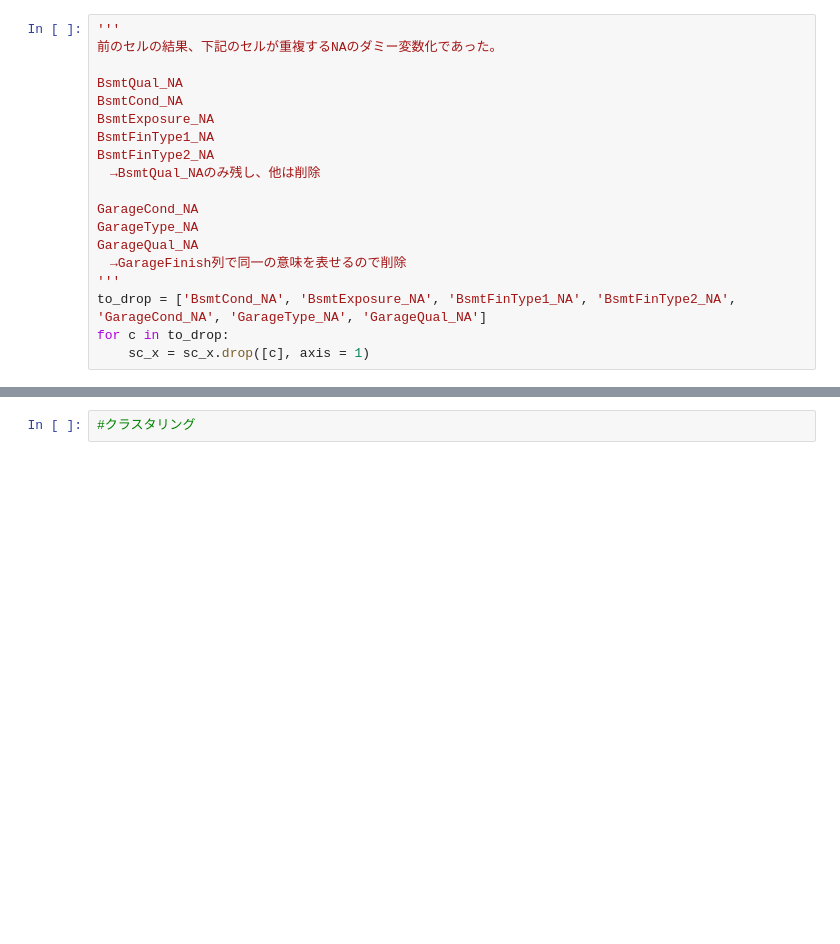
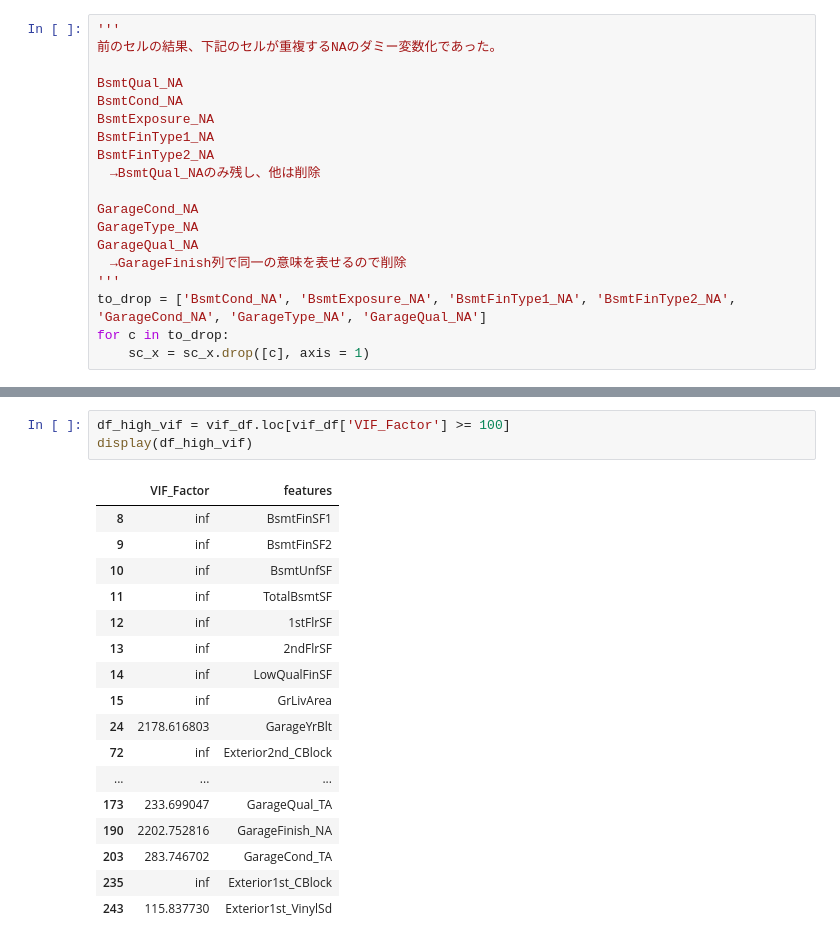
Before and after one commit to Udon-datascience/opendata_analysis, a Jupyter notebook: 4/4_analysis.ipynb, the cells around one changed output, grey strips where cells are left out. Cells and saved outputs as stored; diff of their text form; blank space fills up the shorter version.

```diff
--- a/4/4_analysis.ipynb
+++ b/4/4_analysis.ipynb
@@ -361,2 +378,21 @@ print(f'完成したmodel4のスコア＝{sum(result['test_score'])/len(result['
-# %%
-#クラスタリング
+# %%
+df_high_vif = vif_df.loc[vif_df['VIF_Factor'] >= 100]
+display(df_high_vif)
+# %% [output]
+|  | VIF_Factor | features |
+| 8 | inf | BsmtFinSF1 |
+| 9 | inf | BsmtFinSF2 |
+| 10 | inf | BsmtUnfSF |
+| 11 | inf | TotalBsmtSF |
+| 12 | inf | 1stFlrSF |
+| 13 | inf | 2ndFlrSF |
+| 14 | inf | LowQualFinSF |
+| 15 | inf | GrLivArea |
+| 24 | 2178.616803 | GarageYrBlt |
+| 72 | inf | Exterior2nd_CBlock |
+| ... | ... | ... |
+| 173 | 233.699047 | GarageQual_TA |
+| 190 | 2202.752816 | GarageFinish_NA |
+| 203 | 283.746702 | GarageCond_TA |
+| 235 | inf | Exterior1st_CBlock |
+| 243 | 115.837730 | Exterior1st_VinylSd |
```
Also changed, not shown: parts of 19 cells of this notebook.
